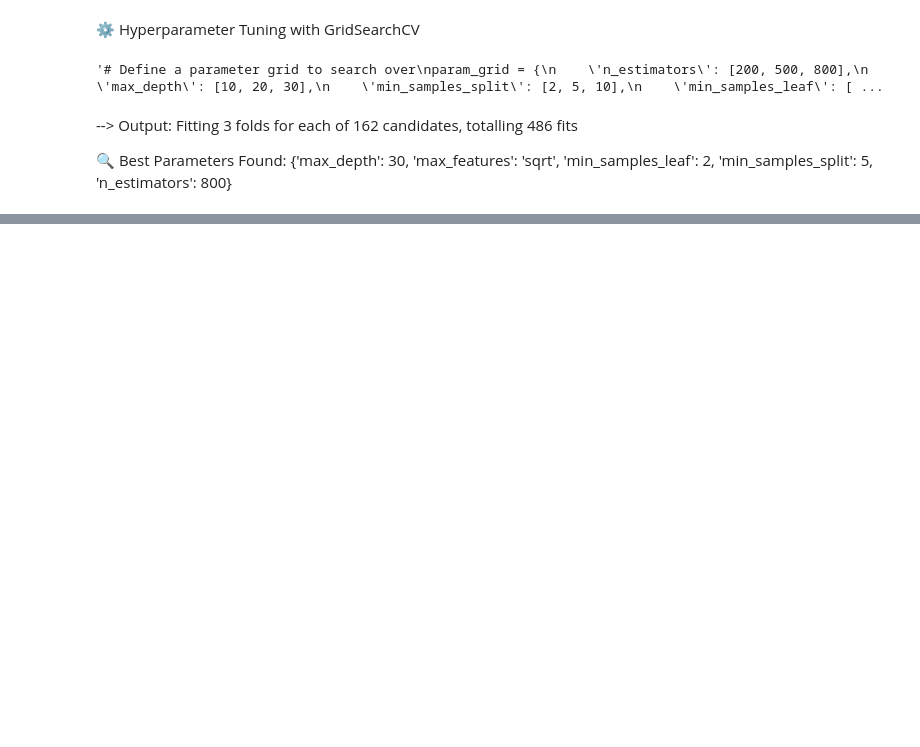
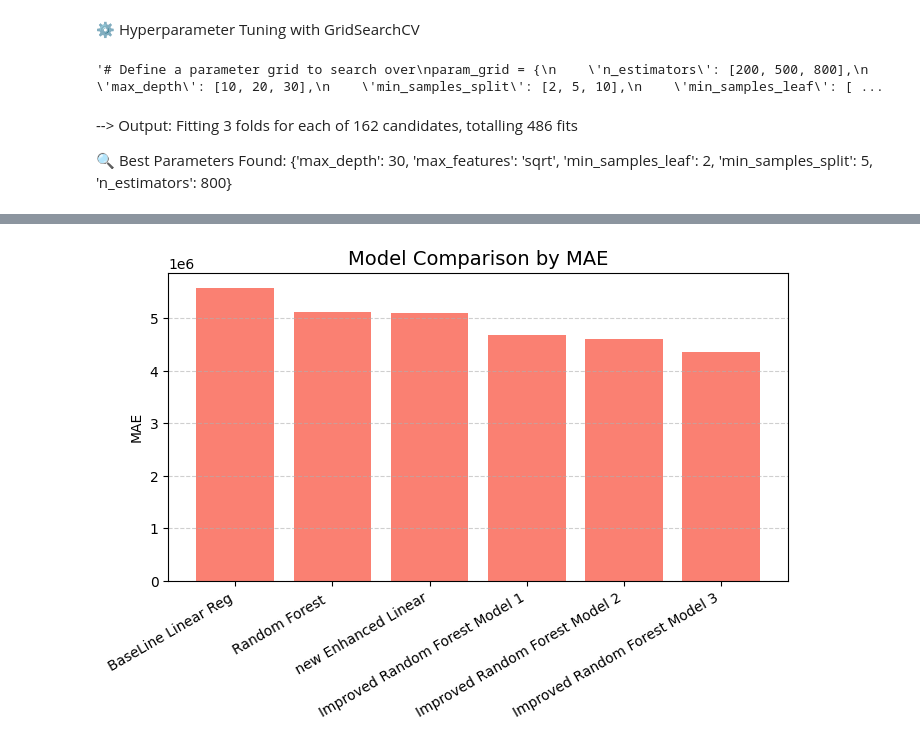
Before and after one commit to Karl-Johann-Jaekel/Machine-Learning-Project-Tourism, a Jupyter notebook: ML-Project.ipynb, the cells around one changed output, grey strips where cells are left out. Saved outputs shown, nothing was run; the diff lists cells and outputs as text; code cells hidden in the pictures; blank space fills up the shorter version.

```diff
--- a/ML-Project.ipynb
+++ b/ML-Project.ipynb
@@ -1628,0 +1768,76 @@ R² Score: 0.419
+# %%
+# 🌳 IMPROVED RANDOM FOREST MODEL (LOG-TRANSFORMED TARGET)
+# Goal: Reduce MAE & RMSE, Increase R²
+
+# -------------------------------------------------------------
+# 1️⃣ Import necessary libraries
+# -------------------------------------------------------------
+import pandas as pd
+import numpy as np
+from sklearn.model_selection import train_test_split
+from sklearn.ensemble import RandomForestRegressor
+from sklearn.metrics import mean_absolute_error, mean_squared_error, r2_score
+
+# -------------------------------------------------------------
+# 2️⃣ Define features (X) and target (y)
+# -------------------------------------------------------------
+X = train.drop(columns=['total_cost', 'id'])
+y = train['total_cost']
+
+# Apply log1p transform to stabilize variance and reduce skew
+# log1p(x) = log(1 + x) handles zeros safely
+y_log = np.log1p(y)
+
+# -------------------------------------------------------------
+# 3️⃣ Split data into training (85%) and validation (15%)
+# -------------------------------------------------------------
+X_train, X_val, y_train_log, y_val_log = train_test_split(
+    X, y_log, test_size=0.15, random_state=42
+)
+
+# -------------------------------------------------------------
+# 4️⃣ Initialize tuned Random Forest
+# -------------------------------------------------------------
+rf_model = RandomForestRegressor(
+    n_estimators=800,        # more trees → better averaging
+    max_depth=30,            # limit depth to avoid overfitting
+    min_samples_split=5,     # require at least 5 samples to split a node
+    min_samples_leaf=2,      # each leaf must have at least 2 samples
+    max_features='sqrt',     # random subset of features per tree → better generalization
+    random_state=42,
+    n_jobs=-1
+)
+
+# -------------------------------------------------------------
+# 5️⃣ Train the model on the log-transformed target
+# -------------------------------------------------------------
+rf_model.fit(X_train, y_train_log)
+
+# -------------------------------------------------------------
+# 6️⃣ Predict and inverse-transform predictions
+# -------------------------------------------------------------
+y_pred_log = rf_model.predict(X_val)
+
+# Convert back to original TZS scale using expm1 (inverse of log1p)
+y_pred = np.expm1(y_pred_log)
+y_true = np.expm1(y_val_log)
+
+# -------------------------------------------------------------
+# 7️⃣ Evaluate model performance on original scale
+# -------------------------------------------------------------
+mae_imp3_rf = mean_absolute_error(y_true, y_pred)
+rmse_imp3_rf = np.sqrt(mean_squared_error(y_true, y_pred))
+r2_imp3_rf = r2_score(y_true, y_pred)
+
+print("📊 Improved Random Forest (Log-Transformed Target):")
+print(f"Mean Absolute Error (MAE): {mae_imp3_rf:,.2f} TZS")
+print(f"Root Mean Squared Error (RMSE): {rmse_imp3_rf:,.2f} TZS")
+print(f"R² Score: {r2_imp3_rf:.3f}")
+
+# -------------------------------------------------------------
+# 8️⃣ Log metrics (if you're using your metrics tracker)
+# -------------------------------------------------------------
+metrics.add("Improved Random Forest Model 3", mae_imp3_rf, rmse_imp3_rf, r2_imp3_rf)
+metrics.show()
+metrics.plot_mae()
+# %% [output]
@@ -1628,0 +1857 @@ R² Score: 0.419
+[figure, added]
```
Also changed, not shown: parts of 11 cells of this notebook, 1 other file.
